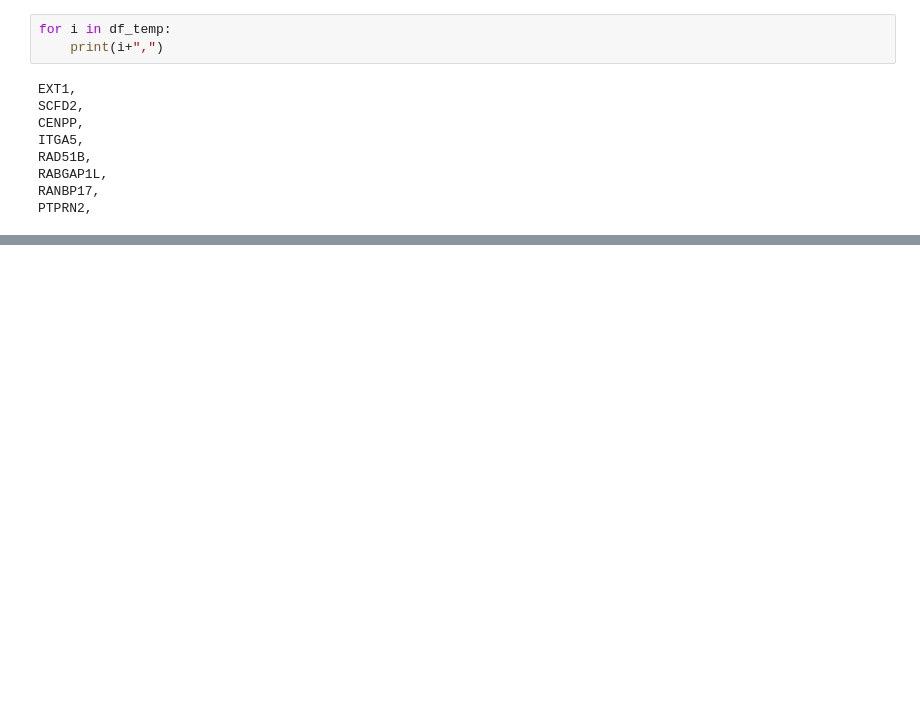
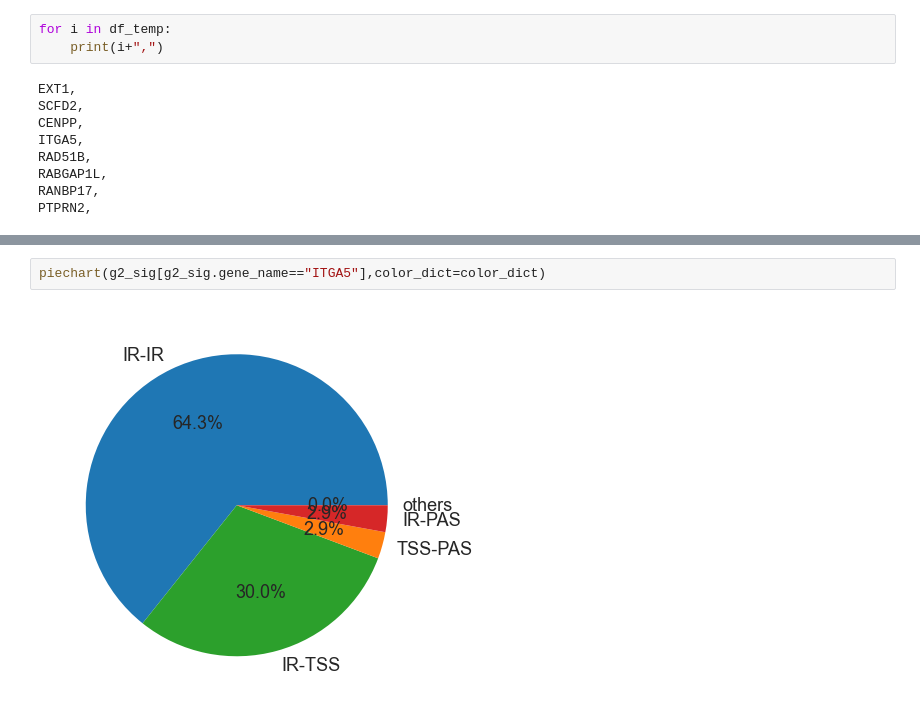
Before and after one commit to carmineceraolo/splicing-coordination, a Jupyter notebook: sheet05.ipynb, the cells around one changed output, grey strips where cells are left out. Cells and saved outputs as stored; diff of their text form; blank space fills up the shorter version.

```diff
--- a/sheet05.ipynb
+++ b/sheet05.ipynb
@@ -648,0 +773,4 @@ plt.savefig(figures+"genes_most_coor.png")
+# %%
+piechart(g2_sig[g2_sig.gene_name=="ITGA5"],color_dict=color_dict)
+# %% [output]
+[figure, added]
```
Also changed, not shown: parts of 26 cells of this notebook, 3 other files.
